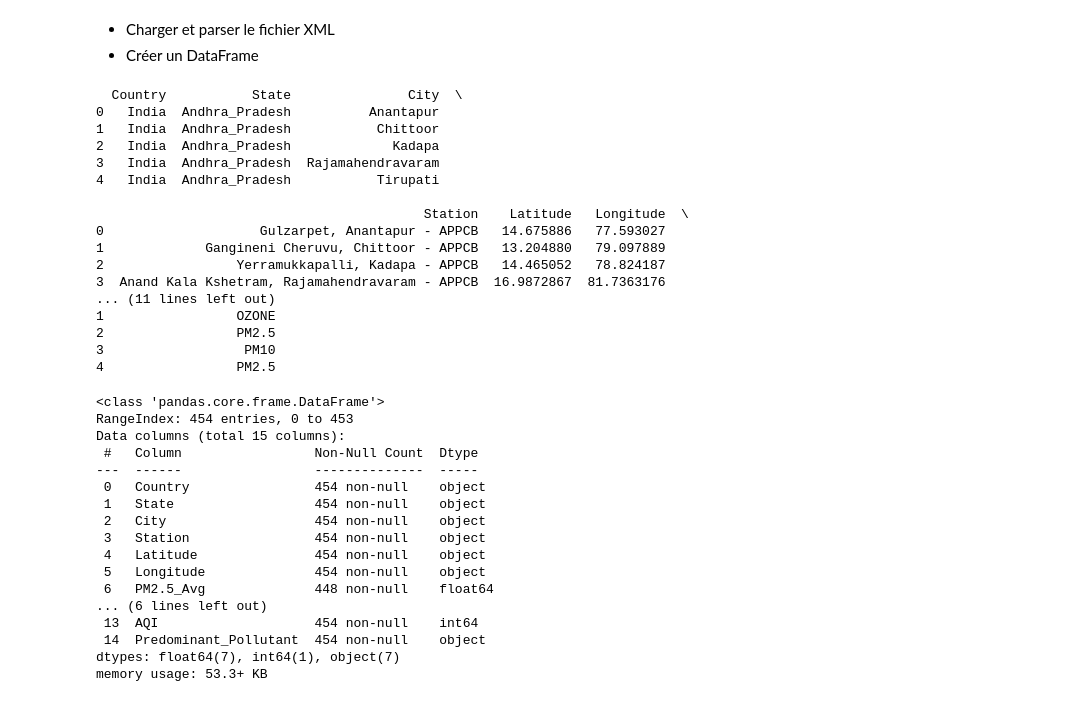
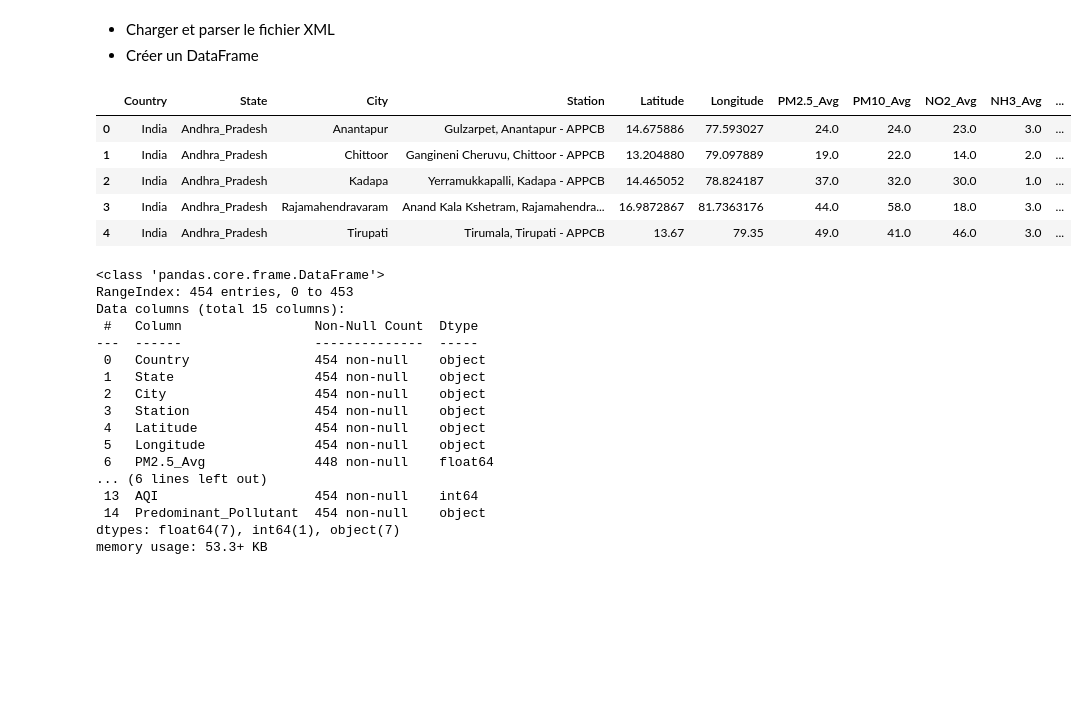
Before and after one commit to inessd91/AQI_prediction_Sorbonne, a Jupyter notebook: Dataset.ipynb, the cells around one changed output. Cells and saved outputs as stored; diff of their text form; code cells hidden in the pictures; blank space fills up the shorter version.

```diff
--- a/Dataset.ipynb
+++ b/Dataset.ipynb
@@ -69,26 +69,15 @@ def xml_to_dataframe(xml_file):
 # %%
 df = xml_to_dataframe('data_aqi_cpcb.xml')
 
 #afficher le DataFrame
-print(df.head())
+df.head()
 # %% [output]
-  Country           State               City  \
-0   India  Andhra_Pradesh          Anantapur
-1   India  Andhra_Pradesh           Chittoor
-2   India  Andhra_Pradesh             Kadapa
-3   India  Andhra_Pradesh  Rajamahendravaram
-4   India  Andhra_Pradesh           Tirupati
-
-                                          Station    Latitude   Longitude  \
-0                    Gulzarpet, Anantapur - APPCB   14.675886   77.593027
-1             Gangineni Cheruvu, Chittoor - APPCB   13.204880   79.097889
-2                 Yerramukkapalli, Kadapa - APPCB   14.465052   78.824187
-3  Anand Kala Kshetram, Rajamahendravaram - APPCB  16.9872867  81.7363176
-... (11 lines left out)
-1                 OZONE
-2                 PM2.5
-3                  PM10
-4                 PM2.5
+|  | Country | State | City | Station | Latitude | Longitude | PM2.5_Avg | PM10_Avg | NO2_Avg | NH3_Avg | ... |
+| 0 | India | Andhra_Pradesh | Anantapur | Gulzarpet, Anantapur - APPCB | 14.675886 | 77.593027 | 24.0 | 24.0 | 23.0 | 3.0 | ... |
+| 1 | India | Andhra_Pradesh | Chittoor | Gangineni Cheruvu, Chittoor - APPCB | 13.204880 | 79.097889 | 19.0 | 22.0 | 14.0 | 2.0 | ... |
+| 2 | India | Andhra_Pradesh | Kadapa | Yerramukkapalli, Kadapa - APPCB | 14.465052 | 78.824187 | 37.0 | 32.0 | 30.0 | 1.0 | ... |
+| 3 | India | Andhra_Pradesh | Rajamahendravaram | Anand Kala Kshetram, Rajamahendra... | 16.9872867 | 81.7363176 | 44.0 | 58.0 | 18.0 | 3.0 | ... |
+| 4 | India | Andhra_Pradesh | Tirupati | Tirumala, Tirupati - APPCB | 13.67 | 79.35 | 49.0 | 41.0 | 46.0 | 3.0 | ... |
 # %%
 df.info()
 df.describe()
```
Also changed, not shown: parts of 27 cells of this notebook, 2 other files.
